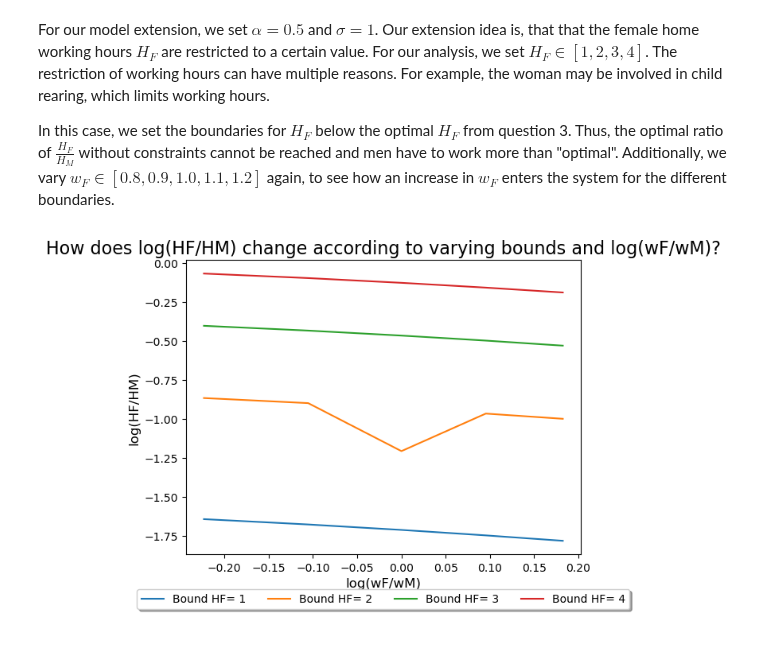
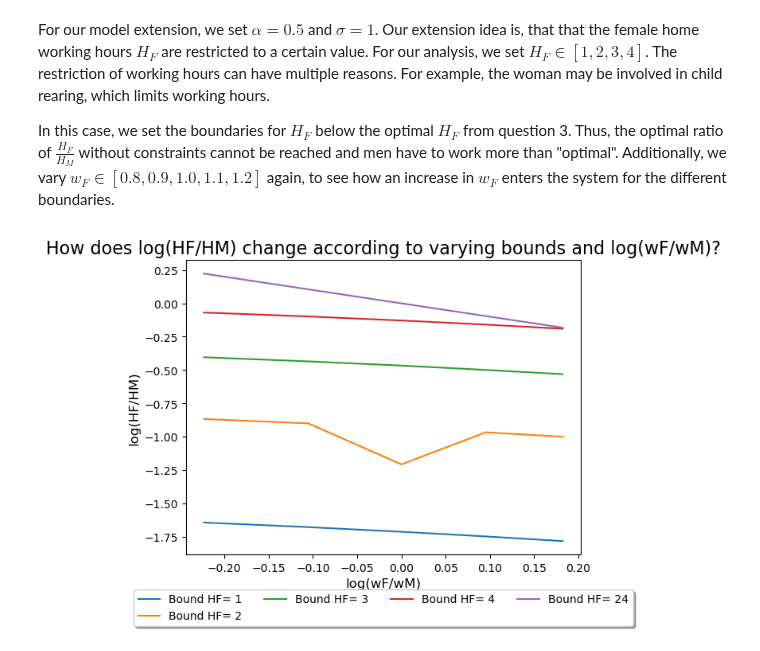
Before and after one commit to NumEconCopenhagen/projects-2023-mes, a Jupyter notebook: inauguralproject/inauguralproject.ipynb, the cells around one changed output. Drawn from its saved outputs; the diff is of its cells as text; code cells hidden in the pictures.

```diff
--- a/inauguralproject/inauguralproject.ipynb
+++ b/inauguralproject/inauguralproject.ipynb
@@ -316,7 +316,7 @@ model = HouseholdSpecializationModelClass()
 
 
 # B. Setting the bounds for female
-bound_female = [1, 2, 3, 4]
+bound_female = [1, 2, 3, 4, 24]
 
 
 # C. Create an empty figure
@@ -327,31 +327,31 @@ fig, ax = plt.subplots()
 # D.1 Run the solver for each boundary
 for i in bound_female:
 
    # D.2 Create empty lists for output variables and varying wFs
    log_HF_HM_extension = []
    log_WF_WM_extension = []
 
    # D.3 For each boundary, run the solver for each possible wF
    for wF in model.par.wF_vec:
       model.par.wF = wF
       model.solve_continous_extension(i)
       log_WF_WM_extension.append(math.log(wF / 1))
       log_HF_HM_extension.append(math.log(model.sol.HF / model.sol.HM))
 
    # D.4 Plot the graph for each boundary
    ax.plot(log_WF_WM_extension, log_HF_HM_extension, label=f'Bound HF= {i}')
 
 
 # E. Customize the figure
 # E.1 Set title and labels
 ax.set_xlabel('log(wF/wM)', fontsize=12)
 ax.set_ylabel('log(HF/HM)', fontsize=12)
 ax.set_title('How does log(HF/HM) change according to varying bounds and log(wF/wM)?', fontsize = 16)
 
 # E.2 Display legend below the graph
 ax.legend(loc='upper center', bbox_to_anchor=(0.5, -0.1), fancybox=True, shadow=True, ncol=4)
 
 # E.3 Display the plot
 plt.show()
 # %% [output]
-[figure, old version]
+[figure, new version]
```
